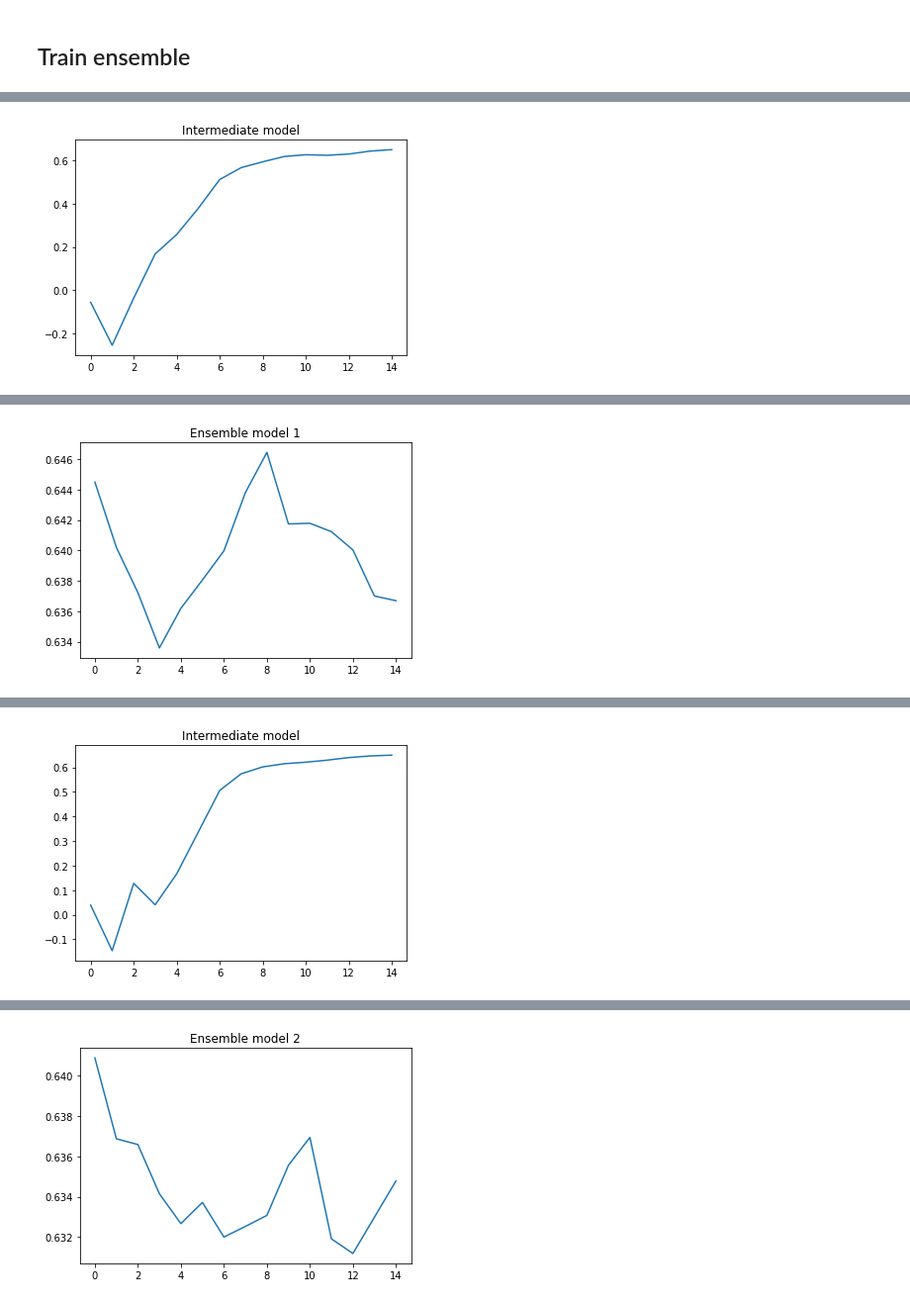
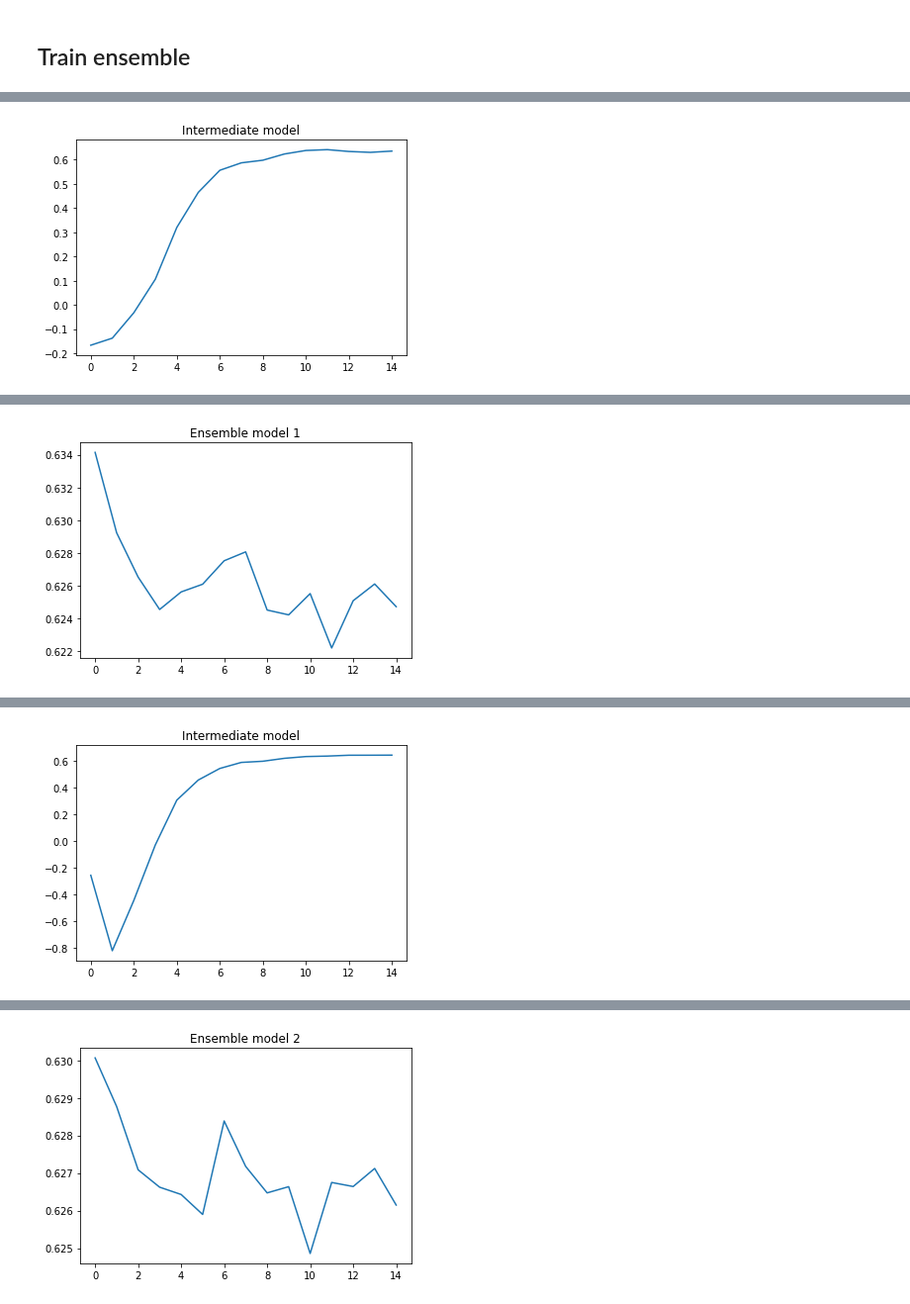
Before and after one commit to dominikpegler/mds_cnn, a Jupyter notebook: sanders_nosofsky_2020/fit_ensemble_pytorch.ipynb, the cells around one changed output, grey strips where cells are left out. Shown at 99% size. Drawn from its saved outputs; the diff is of its cells as text; code cells hidden in the pictures.

```diff
--- a/sanders_nosofsky_2020/fit_ensemble_pytorch.ipynb
+++ b/sanders_nosofsky_2020/fit_ensemble_pytorch.ipynb
@@ -29,6 +29,9 @@ device = 'cuda' if torch.cuda.is_available() else 'cpu'
 # number of models
 n_ensemble = 2
 
+# size of test and validation set
+n_test = 90
+
 # Number of dimensions in the dataset
 n_dim = 8
 
@@ -54,13 +57,14 @@ input_size = 224
 
 loglr = -2.2200654426745987
 lr_im = 1.2 * 10 ** loglr
-lr_ft = 0.0001
+lr_ft = 0.00001
 
-IMG_360 = "../sanders_2018/360 Rocks"
-IMG_120 = '../sanders_2018/120 Rocks'
-MDS_360 = "../finetuning_torchvision_data/mds_360.csv"
-PATH_IM = 'CNN_checkpoints/state_dict_intermediate_model.pt'
-PATH_FT = 'CNN_checkpoints/state_dict_finetuned_model.pt'
+IMG_360 = '../sanders_2018/360 Rocks/'
+IMG_120 = '../sanders_2018/120 Rocks/'
+MDS_360 = '../finetuning_torchvision_data/mds_360.csv'
+CHECKPOINTS = 'CNN_checkpoints/'
+PATH_IM = CHECKPOINTS + 'state_dict_intermediate_model.pt'
+PATH_FT = CHECKPOINTS + 'state_dict_finetuned_model.pt'
 # %% [markdown]
 ## Functions and classes
 # %%
@@ -206,9 +254,12 @@ data_transforms = transforms.Compose([
 # %%
 df = pd.read_csv(MDS_360)
 
-train, test = train_test_split(df, test_size=90, random_state=0)
+train, test = train_test_split(df, test_size=n_test, random_state=0)
+train, val = train_test_split(train, test_size=n_test, random_state=0)
 train_dataset = RocksData(train.reset_index(drop=True), IMG_360)
+val_dataset = RocksData(val.reset_index(drop=True), IMG_360)
 test_dataset = RocksData(test.reset_index(drop=True), IMG_360)
+pred_dataset = PredictionData(glob(IMG_120+'*.jpg'))
 # %% [markdown]
 ## Define final layers
 # %% [markdown]
@@ -381,8 +432,8 @@ for e in range(1, n_ensemble + 1):
 
     # create datalaoders with specific batch size
     train_loader = DataLoader(train_dataset, batch_size=batch_size_im)
-    test_loader = DataLoader(test_dataset, batch_size=batch_size_im)
-    dataloaders_dict = {"train":train_loader,"val":test_loader}
+    val_loader = DataLoader(val_dataset, batch_size=batch_size_im)
+    dataloaders_dict = {"train":train_loader,"val":val_loader}
 
     # Create Optimizer and define params to update
     params_to_update = model.parameters()
@@ -424,8 +475,8 @@ for e in range(1, n_ensemble + 1):
 
     # create datalaoders with specific batch size
     train_loader = DataLoader(train_dataset, batch_size=batch_size_ft)
-    test_loader = DataLoader(test_dataset, batch_size=batch_size_ft)
-    dataloaders_dict = {"train":train_loader,"val":test_loader}
+    val_loader = DataLoader(val_dataset, batch_size=batch_size_ft)
+    dataloaders_dict = {"train":train_loader,"val":val_loader}
 
     # Create Optimizer and define params to update
     params_to_update = model.parameters()
@@ -479,3 +530,3 @@ Best val Acc: 0.651183
-[figure, old version]
+[figure, new version]
 Epoch 1/15
 ----------
@@ -497,3 +548,3 @@ Best val Acc: 0.646439
-[figure, old version]
+[figure, new version]
 Epoch 1/15
 ----------
@@ -515,3 +566,3 @@ Best val Acc: 0.649833
-[figure, old version]
+[figure, new version]
 Epoch 1/15
 ----------
@@ -533 +584 @@ Best val Acc: 0.640882
-[figure, old version]
+[figure, new version]
```
Also changed, not shown: parts of 19 cells of this notebook, 5 other files.
